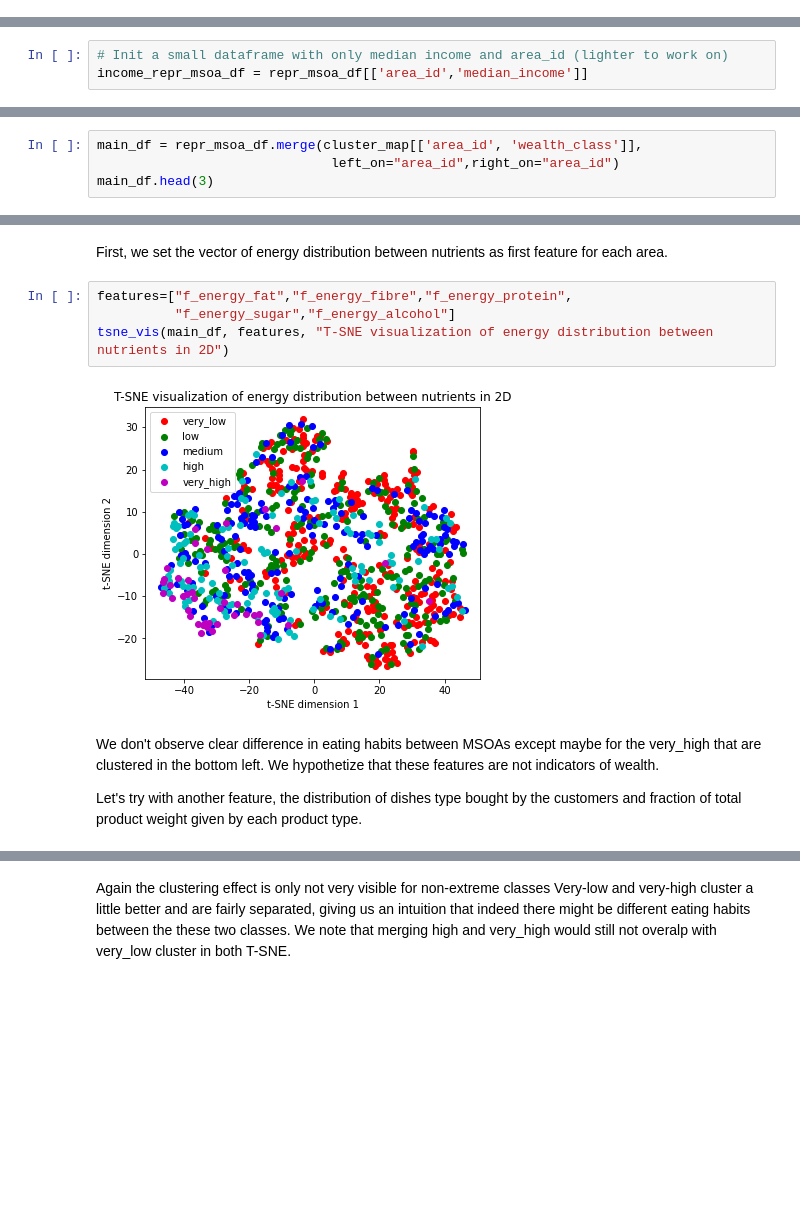
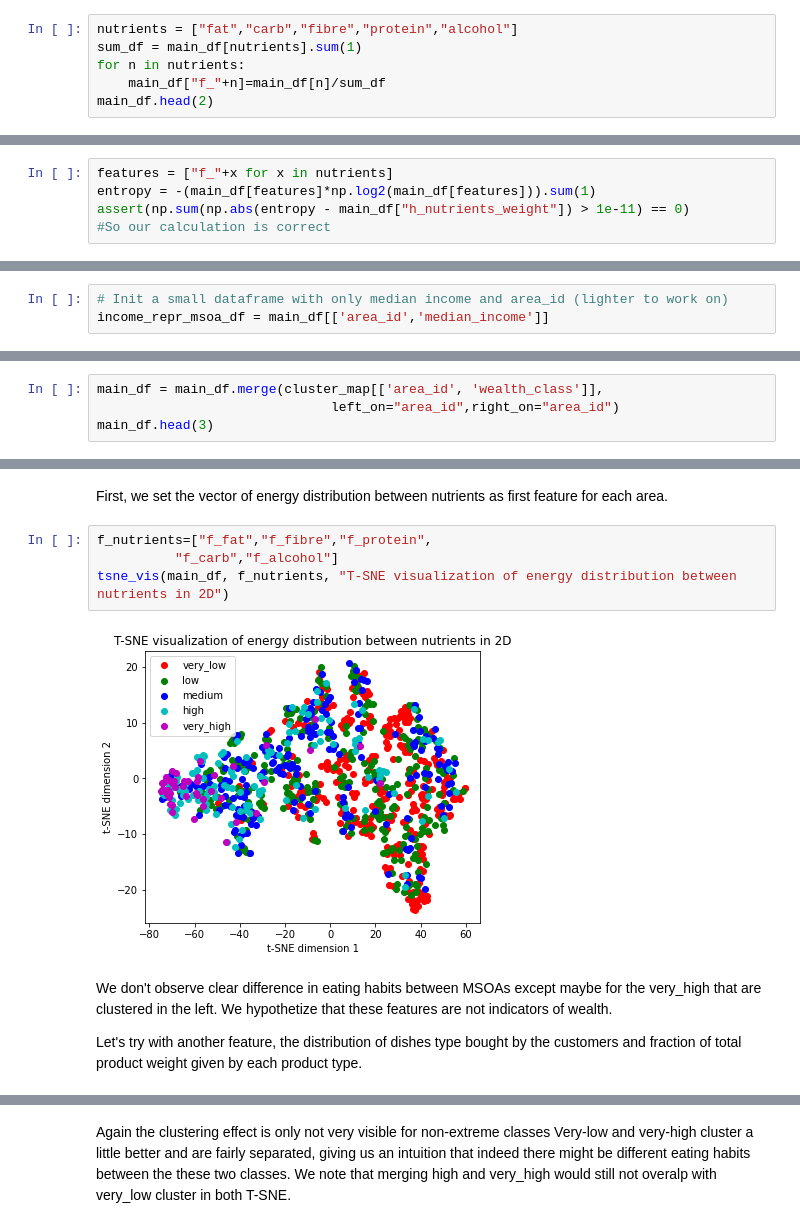
Before and after one commit to epfl-ada/ada-2020-project-milestone-p3-p3_adacadabra, a Jupyter notebook: extension.ipynb, the cells around one changed output, grey strips where cells are left out. Cells and saved outputs as stored; diff of their text form; blank space fills up the shorter version.

```diff
--- a/extension.ipynb
+++ b/extension.ipynb
@@ -114,0 +122,6 @@ With the chosen threshold we drop 9.87% of the msoa data
+# %%
+nutrients = ["fat","carb","fibre","protein","alcohol"]
+sum_df = main_df[nutrients].sum(1)
+for n in nutrients:
+    main_df["f_"+n]=main_df[n]/sum_df
+main_df.head(2)
@@ -115,10 +135,15 @@ With the chosen threshold we drop 9.87% of the msoa data
+# %%
+features = ["f_"+x for x in nutrients]
+entropy = -(main_df[features]*np.log2(main_df[features])).sum(1)
+assert(np.sum(np.abs(entropy - main_df["h_nutrients_weight"]) > 1e-11) == 0)
+#So our calculation is correct
 # %% [markdown]
 ### C) Cluster income levels using K-means
 # %% [markdown]
 In this part, we labelize wealth category given the median income. To do so, we use K-means technique to minimize the intra-cluster variance and maximize the inter-cluster variance.
 # %%
 # Init a small dataframe with only median income and area_id (lighter to work on)
-income_repr_msoa_df = repr_msoa_df[['area_id','median_income']]
+income_repr_msoa_df = main_df[['area_id','median_income']]
 # %%
 # Let's first plot the CDF of the incomes in MSOA
 income_repr_msoa_df_sorted = income_repr_msoa_df.sort_values(by='median_income').reset_index(drop=True)
@@ -225,7 +250,7 @@ Let's have a look at our median income cluster centers:
 | 1 | E02000002 | 27059 | 0 |
 | 2 | E02000003 | 36835 | 2 |
 # %%
-main_df = repr_msoa_df.merge(cluster_map[['area_id', 'wealth_class']],
+main_df = main_df.merge(cluster_map[['area_id', 'wealth_class']],
                               left_on="area_id",right_on="area_id")
 main_df.head(3)
 # %% [output]
@@ -271,13 +296,13 @@ def tsne_vis(df, features, title):
 # %% [markdown]
 First, we set the vector of energy distribution between nutrients as first feature for each area.
 # %%
-features=["f_energy_fat","f_energy_fibre","f_energy_protein",
-          "f_energy_sugar","f_energy_alcohol"]
-tsne_vis(main_df, features, "T-SNE visualization of energy distribution between nutrients in 2D")
+f_nutrients=["f_fat","f_fibre","f_protein",
+          "f_carb","f_alcohol"]
+tsne_vis(main_df, f_nutrients, "T-SNE visualization of energy distribution between nutrients in 2D")
 # %% [output]
-[figure, old version]
+[figure, new version]
 # %% [markdown]
-We don't observe clear difference in eating habits between MSOAs except maybe for the very_high that are clustered in the bottom left. We hypothetize that these features are not indicators of wealth.
+We don't observe clear difference in eating habits between MSOAs except maybe for the very_high that are clustered in the left. We hypothetize that these features are not indicators of wealth.
 
 Let's try with another feature, the distribution of dishes type bought by the customers and fraction of total product weight given by each product type.
 # %%
```
Also changed, not shown: parts of 61 cells of this notebook.
